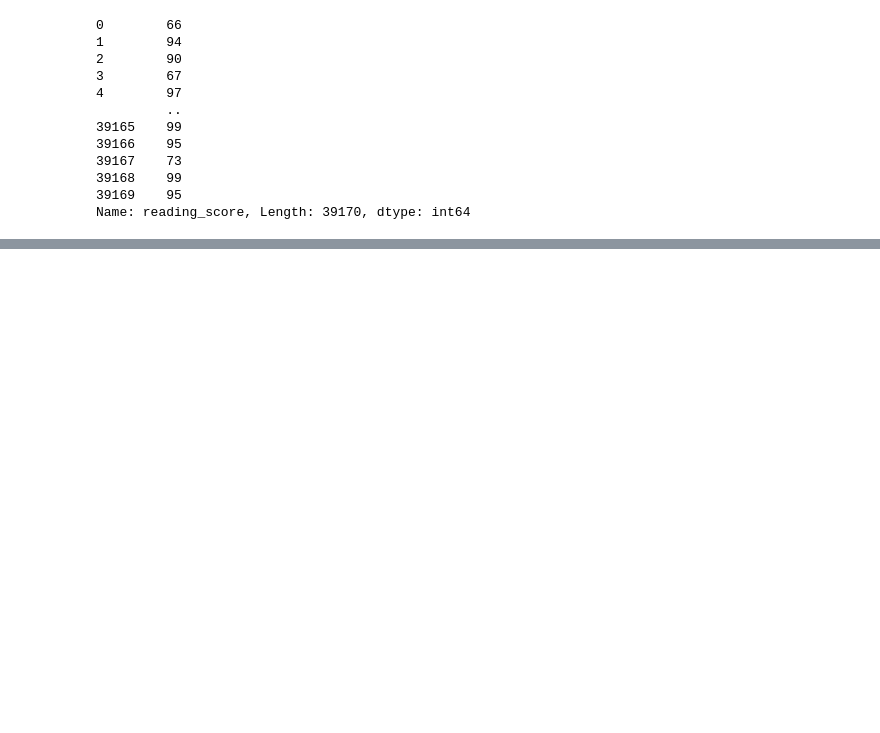
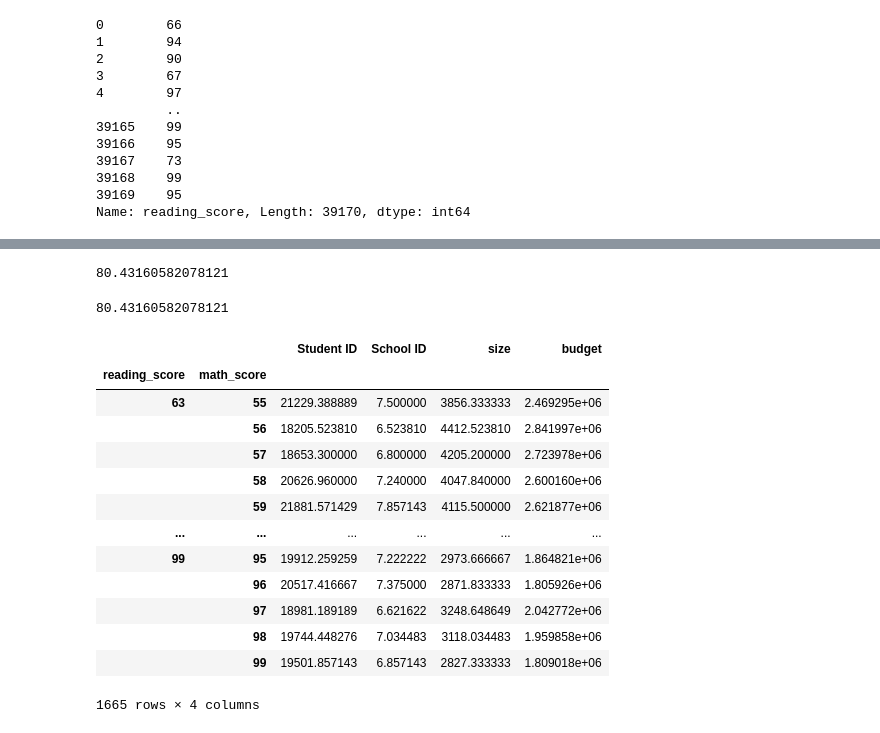
Before and after one commit to pharmon9847/pandas-challenge, a Jupyter notebook: PyCitySchools.ipynb, the cells around one changed output, grey strips where cells are left out. Cells and saved outputs as stored; diff of their text form; code cells hidden in the pictures; blank space fills up the shorter version.

```diff
--- a/PyCitySchools.ipynb
+++ b/PyCitySchools.ipynb
@@ -189,2 +201,30 @@ Name: reading_score, Length: 39170, dtype: int64
+# %%
+# Calculate the overall passing rate (overall average score): (avg.math score + avg. reading score)/2
+overall_passing_rate_df = school_data_complete_df.loc[:, ["reading_score", "math_score"]].mean()
+overall_passing_rate_df.mean()
+# %% [output]
+80.43160582078121
 # %%
-# Calculate the overall passing rate (overall average score), i.e. (avg. math score + avg. reading score)/2
+# Calculate the overall passing rate (overall average score): (avg.math score + avg.reading score)/2
+overall_passing_rate_df.mean()
+# %% [output]
+80.43160582078121
+# %%
+# Calculate the overall passing rate (overall average score), i.e. (avg. math score + avg. reading score)/2
+overall_passing_rate_math_df = school_data_complete_df.groupby(["reading_score", "math_score"])
+overall_passing_rate_math_df.mean()
+# %% [output]
+|  |  | Student ID | School ID | size | budget |
+| reading_score | math_score |  |  |  |  |
+| 63 | 55 | 21229.388889 | 7.500000 | 3856.333333 | 2.469295e+06 |
+|  | 56 | 18205.523810 | 6.523810 | 4412.523810 | 2.841997e+06 |
+|  | 57 | 18653.300000 | 6.800000 | 4205.200000 | 2.723978e+06 |
+|  | 58 | 20626.960000 | 7.240000 | 4047.840000 | 2.600160e+06 |
+|  | 59 | 21881.571429 | 7.857143 | 4115.500000 | 2.621877e+06 |
+| ... | ... | ... | ... | ... | ... |
+| 99 | 95 | 19912.259259 | 7.222222 | 2973.666667 | 1.864821e+06 |
+|  | 96 | 20517.416667 | 7.375000 | 2871.833333 | 1.805926e+06 |
+|  | 97 | 18981.189189 | 6.621622 | 3248.648649 | 2.042772e+06 |
+|  | 98 | 19744.448276 | 7.034483 | 3118.034483 | 1.959858e+06 |
+|  | 99 | 19501.857143 | 6.857143 | 2827.333333 | 1.809018e+06 |
+1665 rows × 4 columns
```
Also changed, not shown: parts of 6 cells of this notebook.
